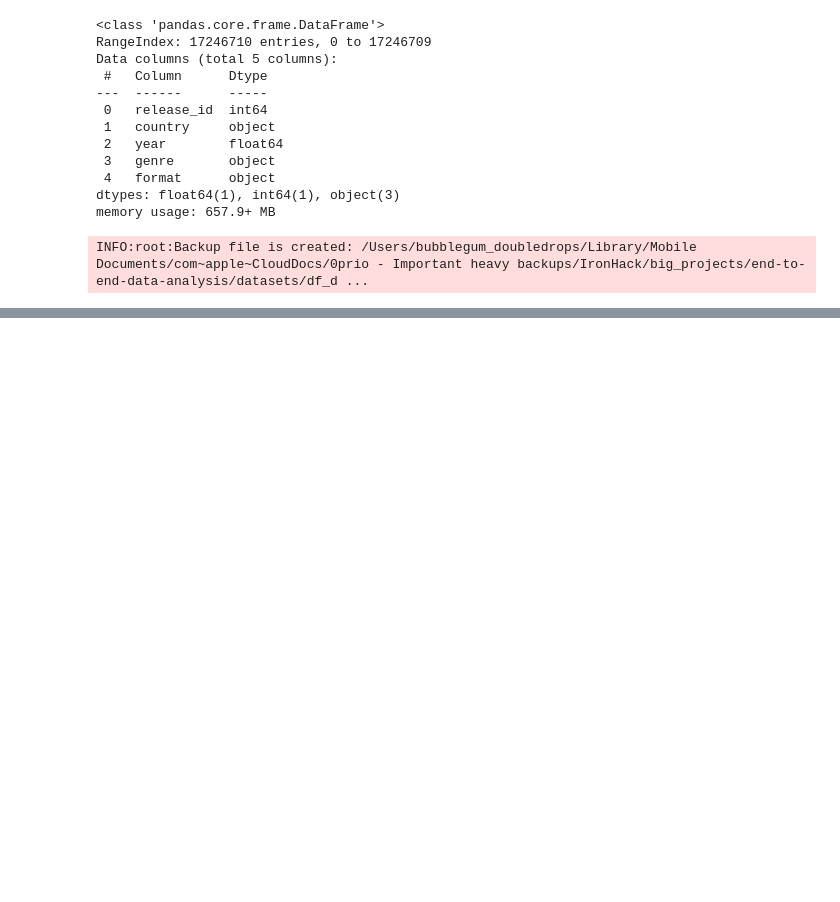
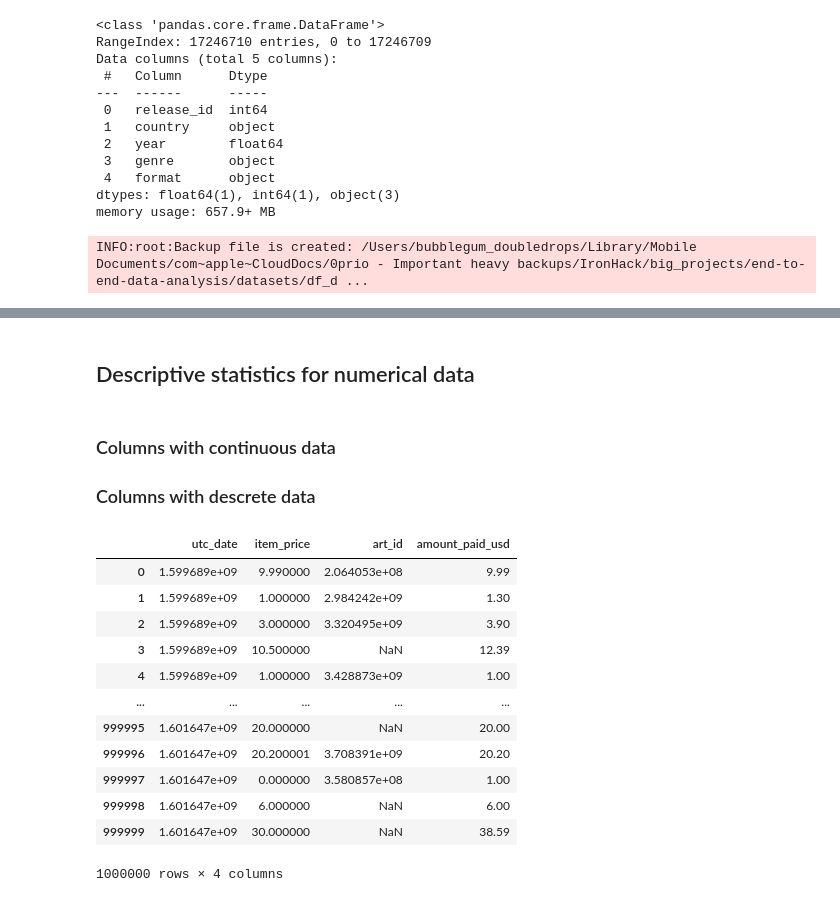
Before and after one commit to Funnear/end-to-end-data-analysis, a Jupyter notebook: notebooks/cleanup_factory.ipynb, the cells around one changed output, grey strips where cells are left out. Saved outputs shown, nothing was run; the diff lists cells and outputs as text; code cells hidden in the pictures; blank space fills up the shorter version.

```diff
--- a/notebooks/cleanup_factory.ipynb
+++ b/notebooks/cleanup_factory.ipynb
@@ -98 +218,5 @@ df_discogs_releases has categorical data in columns: ['country', 'genre', 'forma
+# %%
+df_bandcamp_sales = project_pack.dictionary['df_bandcamp_sales'].dataframe
+df_discogs_artists = project_pack.dictionary['df_discogs_artists'].dataframe
+df_discogs_releases = project_pack.dictionary['df_discogs_releases'].dataframe
 # %%
@@ -121,0 +231,4 @@ format            0  17372035      0.00%
+# %%
+num_cols_df_bandcamp_sales = ['utc_date', 'item_price', 'art_id', 'amount_paid_usd']
+num_cols_df_discogs_artists = ['Unnamed: 0', 'artist_id']
+num_cols_df_discogs_releases = ['release_id', 'year']
@@ -121,0 +249,22 @@ format            0  17372035      0.00%
+# %% [markdown]
+## Descriptive statistics for numerical data
+# %% [markdown]
+### Columns with continuous data
+
+### Columns with descrete data
+# %%
+df_bandcamp_sales[num_cols_df_bandcamp_sales]
+# %% [output]
+|  | utc_date | item_price | art_id | amount_paid_usd |
+| 0 | 1.599689e+09 | 9.990000 | 2.064053e+08 | 9.99 |
+| 1 | 1.599689e+09 | 1.000000 | 2.984242e+09 | 1.30 |
+| 2 | 1.599689e+09 | 3.000000 | 3.320495e+09 | 3.90 |
+| 3 | 1.599689e+09 | 10.500000 | NaN | 12.39 |
+| 4 | 1.599689e+09 | 1.000000 | 3.428873e+09 | 1.00 |
+| ... | ... | ... | ... | ... |
+| 999995 | 1.601647e+09 | 20.000000 | NaN | 20.00 |
+| 999996 | 1.601647e+09 | 20.200001 | 3.708391e+09 | 20.20 |
+| 999997 | 1.601647e+09 | 0.000000 | 3.580857e+08 | 1.00 |
+| 999998 | 1.601647e+09 | 6.000000 | NaN | 6.00 |
+| 999999 | 1.601647e+09 | 30.000000 | NaN | 38.59 |
+1000000 rows × 4 columns
```
Also changed, not shown: parts of 18 cells of this notebook, 6 other files.
